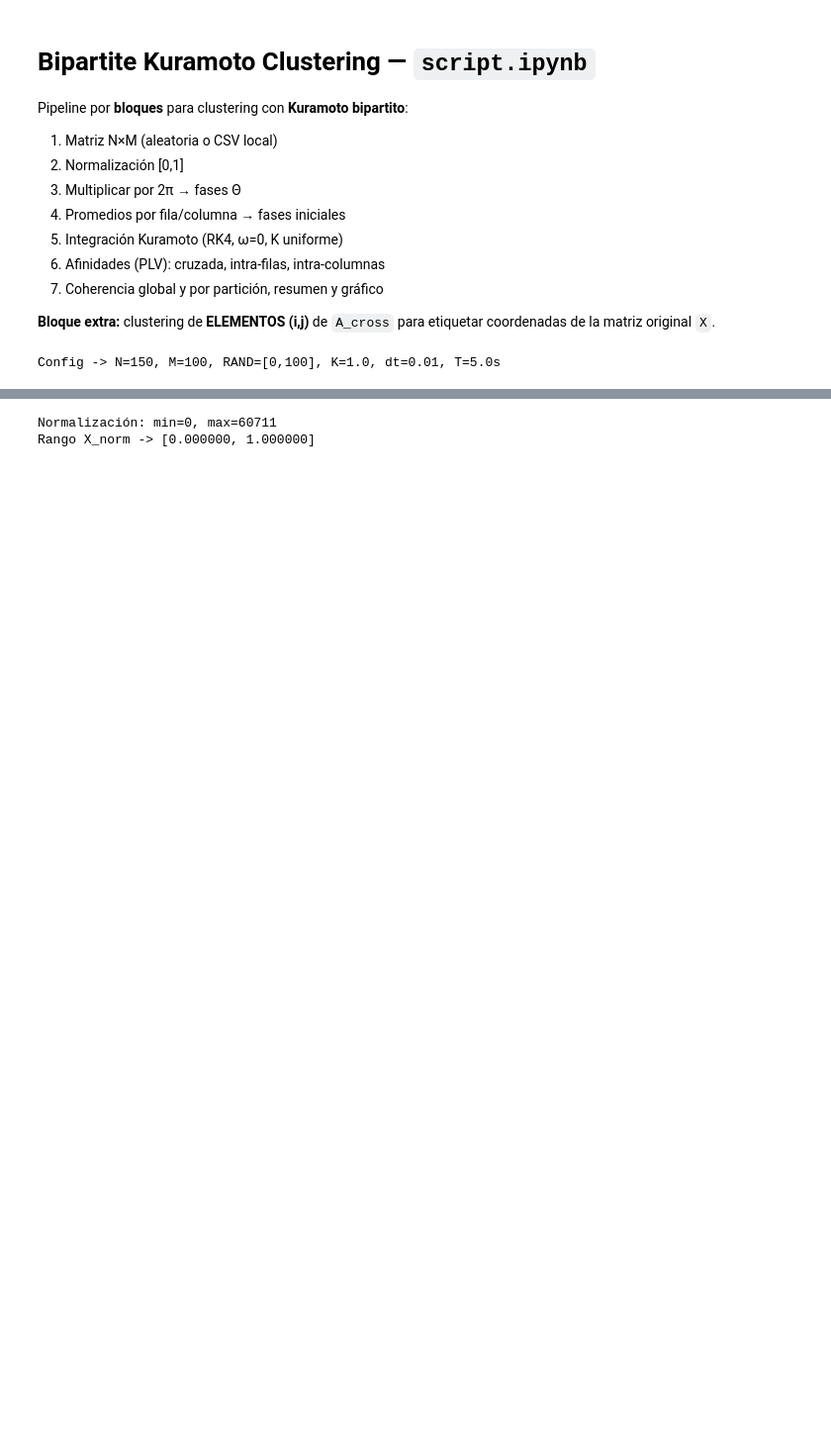
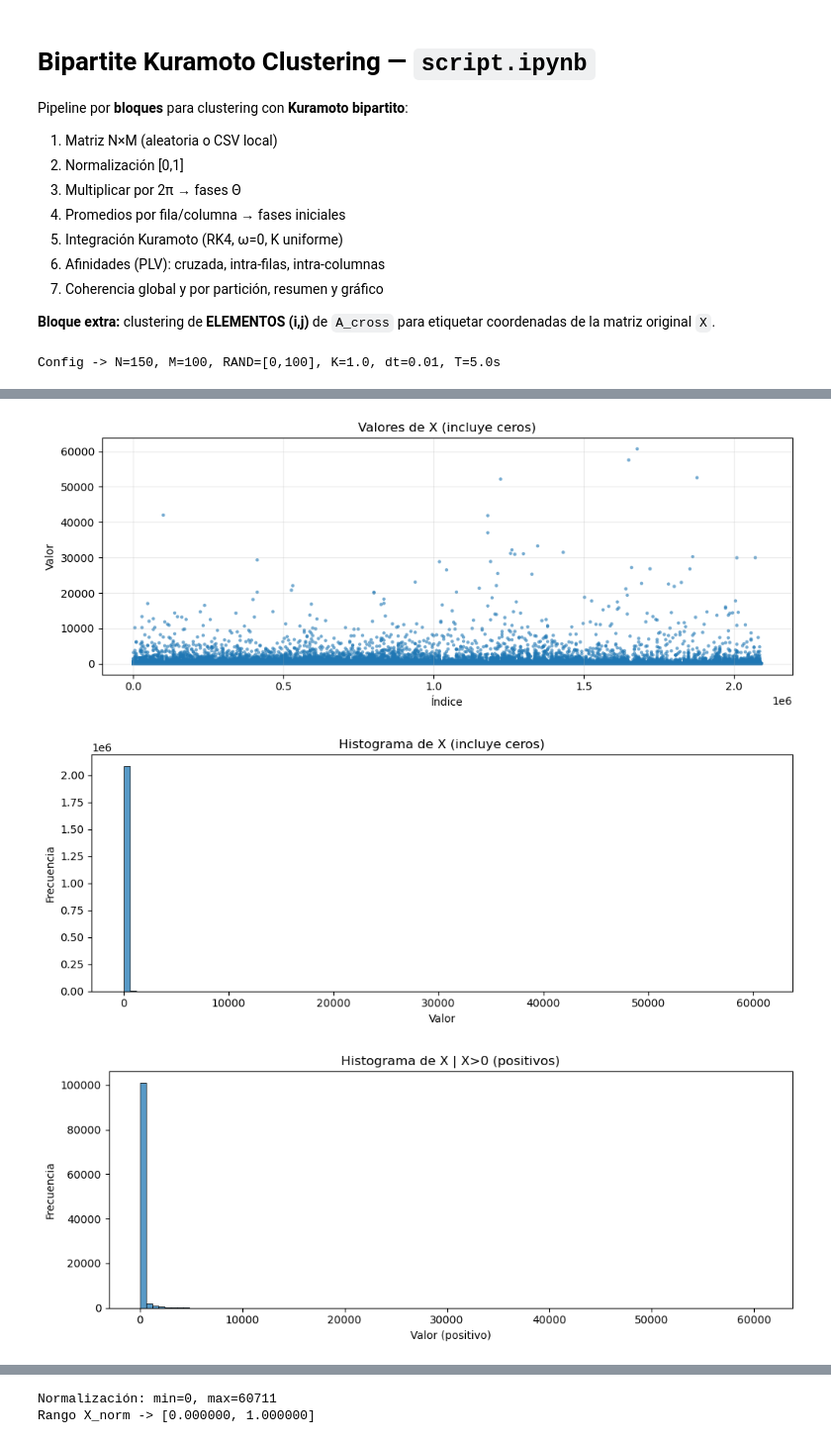
Before and after one commit to pudin2/Biostatistical_Toolkit, a Jupyter notebook: Kuramoto_bipartito_kmeans.ipynb, the cells around one changed output, grey strips where cells are left out. Shown at 99% size. Drawn from its saved outputs; the diff is of its cells as text; code cells hidden in the pictures; blank space fills up the shorter version.

```diff
--- a/Kuramoto_bipartito_kmeans.ipynb
+++ b/Kuramoto_bipartito_kmeans.ipynb
@@ -69,7 +69,7 @@ from pathlib import Path
 # FILE_PATH = "./data/tabla.csv"
 # FILE_PATH = "/home/user/matrices/matriz.otus"
 
-FILE_PATH = r"D:\Proyectos\Proyectos Python\Clustering_Microbiota\Datos\otu_data.otus"   # <<< MODIFÍCALA AQUÍ
+FILE_PATH = r"C:\Users\josep\Documents\Proyectos\Proyectos_Python\Clustering_Microbiota\Datos\otu_data.otus"   # <<< MODIFÍCALA AQUÍ
 
 
 def load_matrix_from_path(path):
@@ -500,0 +110,57 @@ Comparación TOTAL (hurdle: incluye masa en cero + positivos):
+# %%
+# =========================================
+# EXTRACTO: Gráfico de dispersión + Histogramas
+#   (incluye ceros y opcionalmente solo positivos)
+# =========================================
+import numpy as np
+import matplotlib.pyplot as plt
+import seaborn as sns
+
+# 1) Preparar datos (mismo criterio que tu bloque)
+X_arr = np.asarray(X, dtype=float)
+valores = X_arr.flatten()
+n = len(valores)
+
+valores_pos = valores[valores > 0]
+npos = len(valores_pos)
+
+# -----------------------------
+# A) Gráfico de dispersión (incluye ceros)
+# -----------------------------
+plt.figure(figsize=(10, 4))
+plt.scatter(np.arange(n), valores, s=10, alpha=0.6, edgecolor="none")
+plt.title("Valores de X (incluye ceros)")
+plt.xlabel("Índice")
+plt.ylabel("Valor")
+plt.grid(True, alpha=0.25)
+plt.tight_layout()
+plt.show()
+
+# -----------------------------
+# B) Histograma (incluye ceros)
+# -----------------------------
+plt.figure(figsize=(10, 4))
+sns.histplot(valores, bins=100, kde=False)
+plt.title("Histograma de X (incluye ceros)")
+plt.xlabel("Valor")
+plt.ylabel("Frecuencia")
+plt.tight_layout()
+plt.show()
+
+# -----------------------------
+# C) Histograma (solo positivos)
+# -----------------------------
+if npos > 0:
+    plt.figure(figsize=(10, 4))
+    sns.histplot(valores_pos, bins=100, kde=False)
+    plt.title("Histograma de X | X>0 (positivos)")
+    plt.xlabel("Valor (positivo)")
+    plt.ylabel("Frecuencia")
+    plt.tight_layout()
+    plt.show()
+else:
+    print("⚠ No hay valores positivos para graficar el histograma de X|X>0.")
+# %% [output]
+[figure, added]
+[figure, added]
+[figure, added]
```
Also changed, not shown: parts of 17 cells of this notebook, 3 other files.
